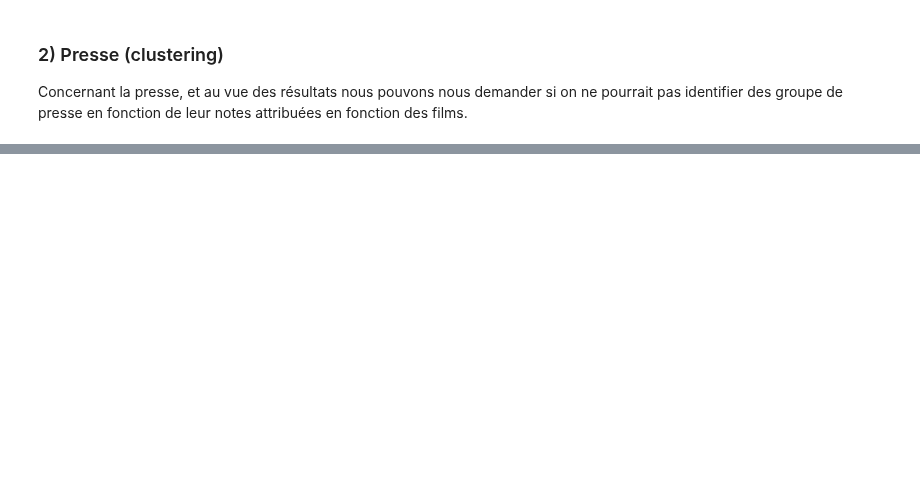
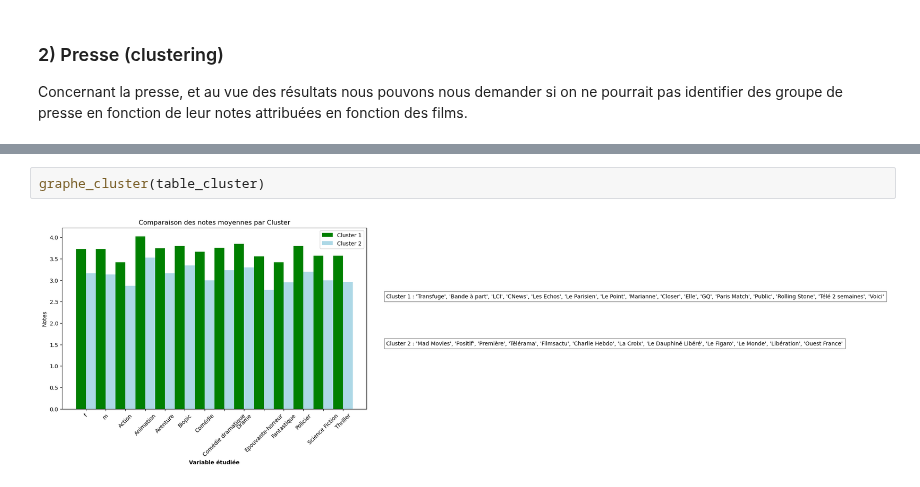
Before and after one commit to Clement-Dn/Projet_Cin-, a Jupyter notebook: Rapport_Projet_Cinema.ipynb, the cells around one changed output, grey strips where cells are left out. Cells and saved outputs as stored; diff of their text form; blank space fills up the shorter version.

```diff
--- a/Rapport_Projet_Cinema.ipynb
+++ b/Rapport_Projet_Cinema.ipynb
@@ -535,0 +558,4 @@ moyennes_par_groupe
+# %%
+graphe_cluster(table_cluster)
+# %% [output]
+[figure, added]
```
Also changed, not shown: parts of 26 cells of this notebook, 4 other files.
